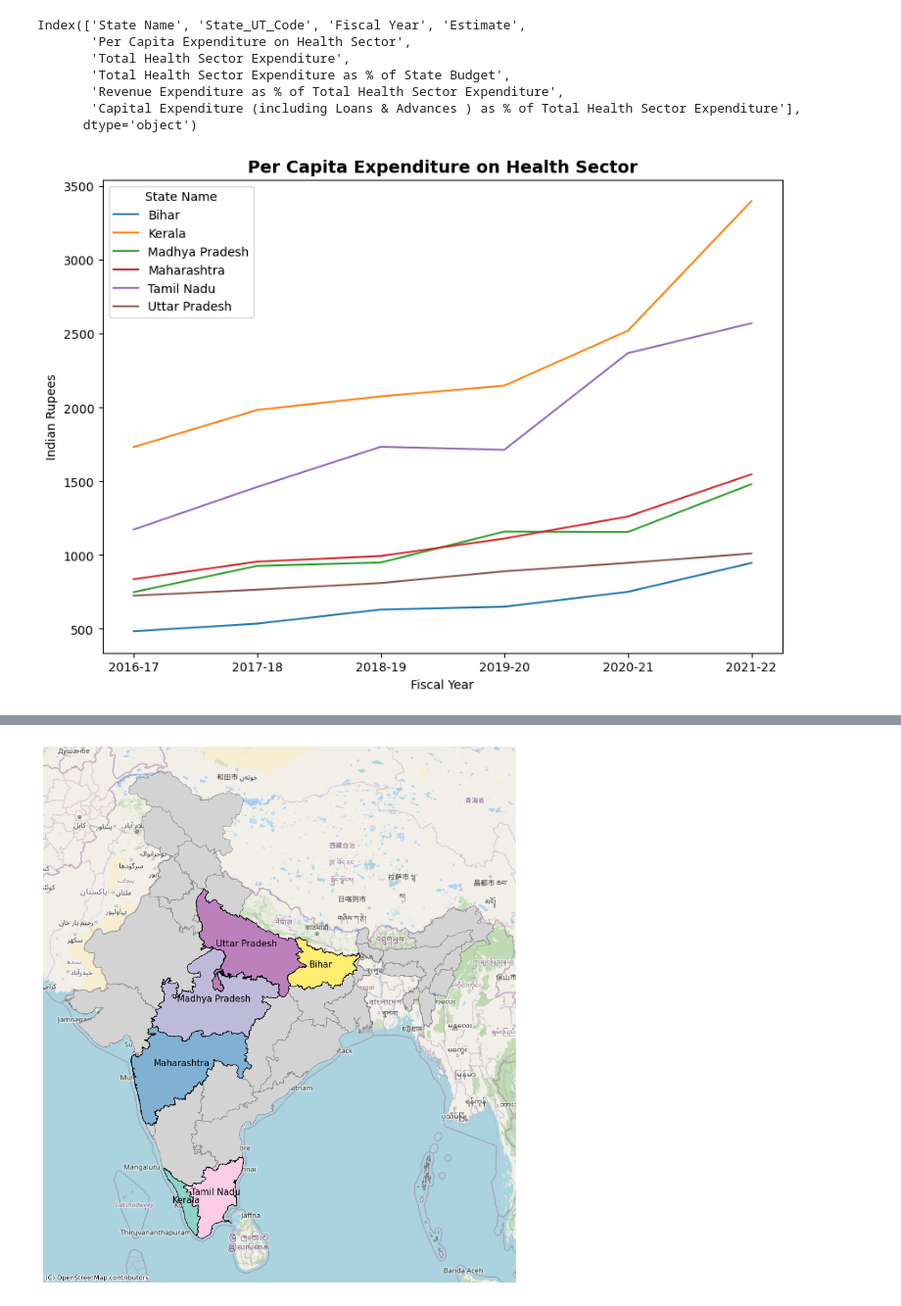
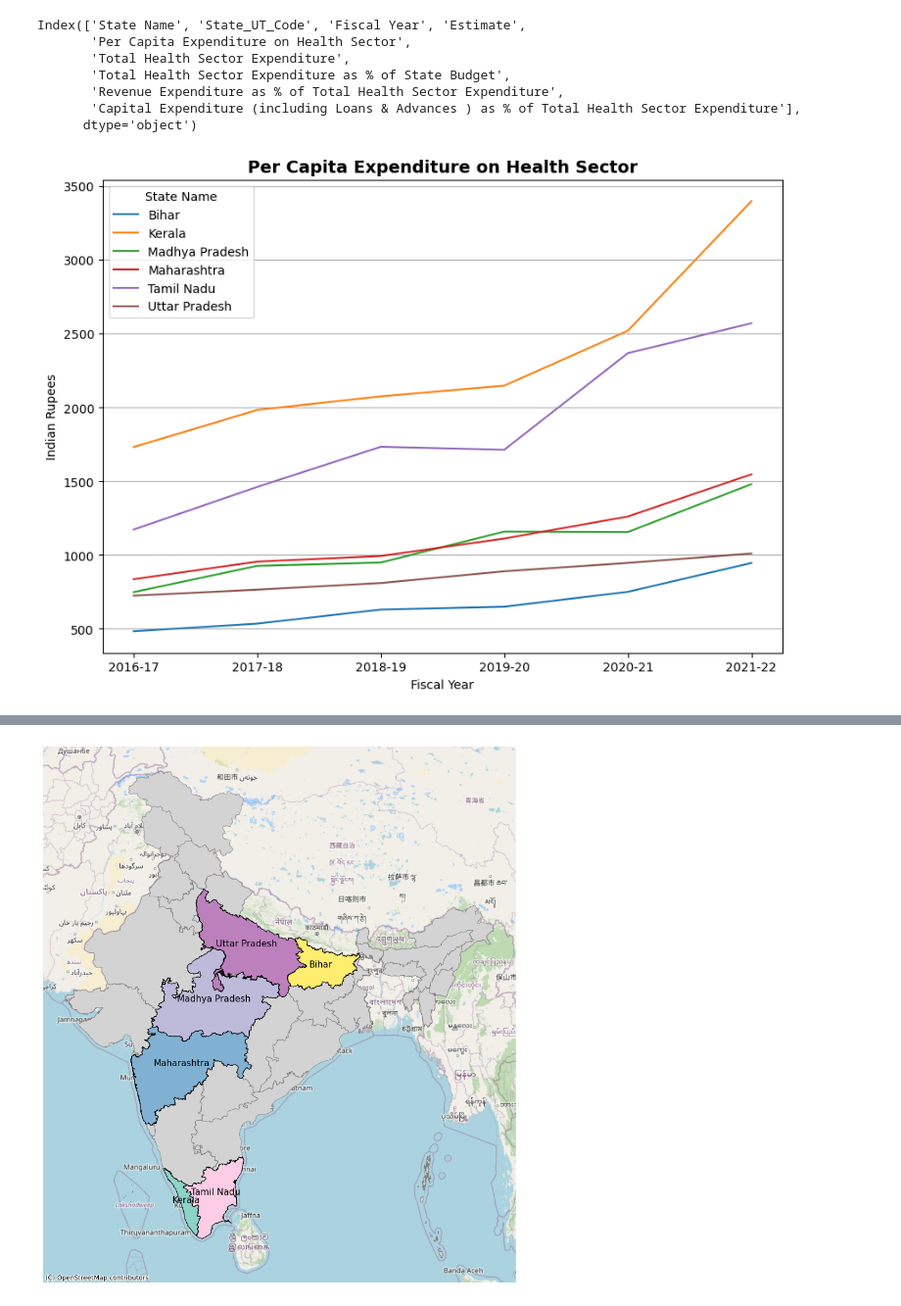
Before and after one commit to vidushi711/SDS_Final, a Jupyter notebook: final.ipynb, the cells around one changed output, grey strips where cells are left out. Shown at 98% size. Drawn from its saved outputs; the diff is of its cells as text; code cells hidden in the pictures.

```diff
--- a/final.ipynb
+++ b/final.ipynb
@@ -10,12 +10,20 @@ import contextily as cx
 ### Set up paths for all variables
 # %%
 # path to the shapefile
+# 1. state boundaries
 path_stateBoundaries = 'data/stateBoundary/India_State_Boundary.shp'
+# 2. district boundaries
+path_Bihar = 'data/districtBoundary/Bihar.shp'
+path_Kerala = 'data/districtBoundary/Kerala.shp'
+path_Maharashtra = 'data/districtBoundary/Maharashtra.shp'
+path_MadhyaPradesh = 'data/districtBoundary/Madhya_Pradesh.shp'
+path_TamilNadu = 'data/districtBoundary/Tamil_Nadu.shp'
+path_UttarPradesh = 'data/districtBoundary/Uttar_Pradesh.shp'
 
-# path to the csv/excel file
 
+# path to the data file
 # 1. health budget data (excel) from 2016 to 2023
-path_healthBudget = 'data/health.xlsx'
+path_health = 'data/health.xlsx'
 # %% [markdown]
 ### Load state boundaries of India
 # %%
@@ -48,7 +56,7 @@ plt.show()
 # %% [markdown]
 ### Load health budget data
 # %%
-healthBudget = pd.read_excel(path_healthBudget)
+healthBudget = pd.read_excel(path_health, sheet_name='Data')
 healthBudget.head()
 # %% [output]
 |  | State_UT | State_UT_Code | Fiscal Year | Estimate | Per Capita Expenditure on Health ... | Total Health Sector Expenditure | ... |
@@ -92,12 +100,12 @@ Index(['State Name', 'State_UT_Code', 'Fiscal Year', 'Estimate',
 # %%
 # Plot the change over years for Maharashtra, Tamil Nadu, Madhya Pradesh with line plot
 healthBudget_states.pivot(index='Fiscal Year', columns='State Name', values='Per Capita Expenditure on Health Sector').plot(kind='line', figsize=(10, 7))
-# Add title and axis names
 plt.title('Per Capita Expenditure on Health Sector', fontsize=14, fontweight='bold')
 plt.ylabel('Indian Rupees')
+plt.grid(axis='y')
 plt.show()
 # %% [output]
-[figure, old version]
+[figure, new version]
 # %%
 healthBudget_states.pivot(index='Fiscal Year', columns='State Name', values='Total Health Sector Expenditure as % of State Budget').plot(kind='line', figsize=(10, 7))
 plt.ylabel('Percentage')
```
Also changed, not shown: parts of 2 cells of this notebook, 48 other files.
